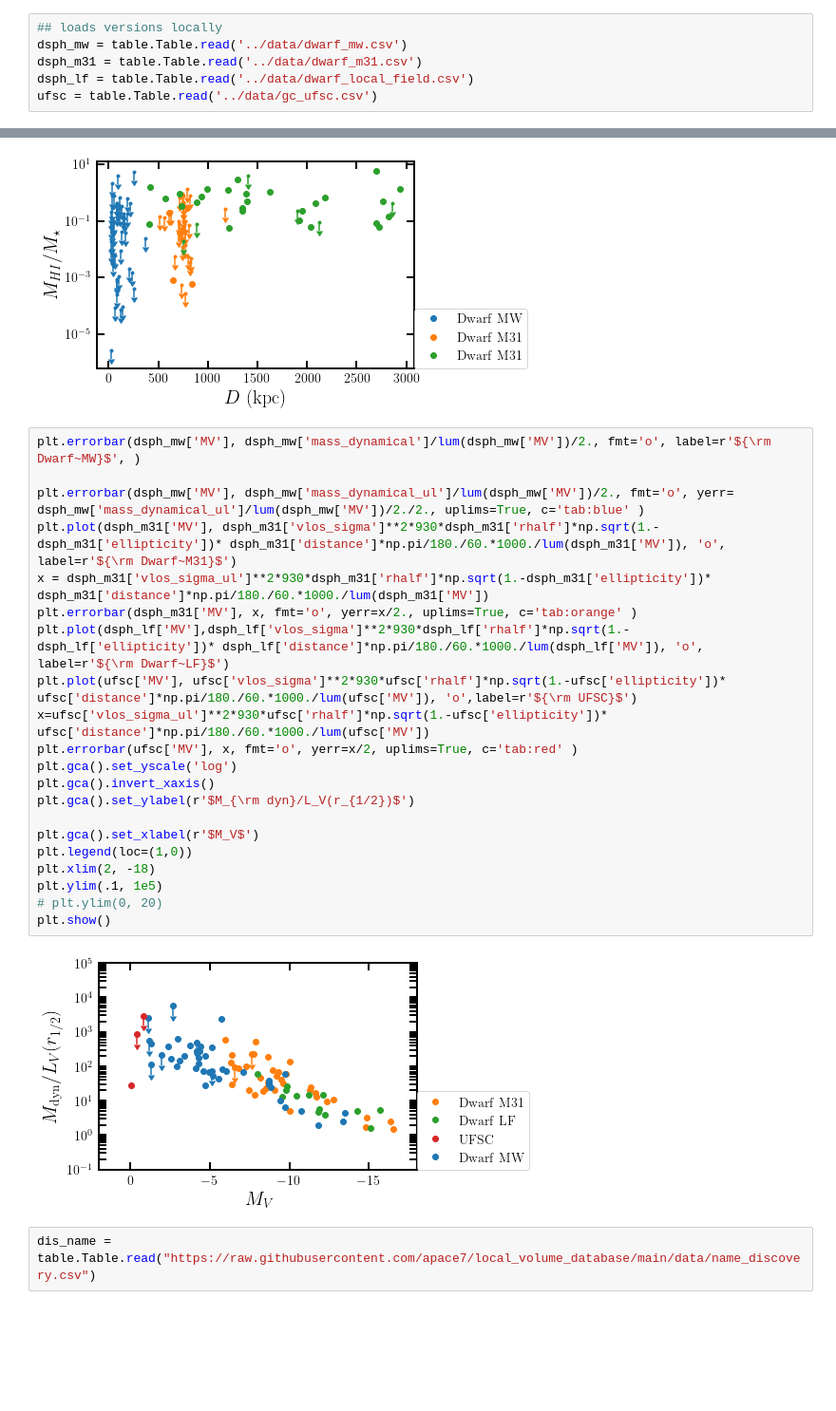
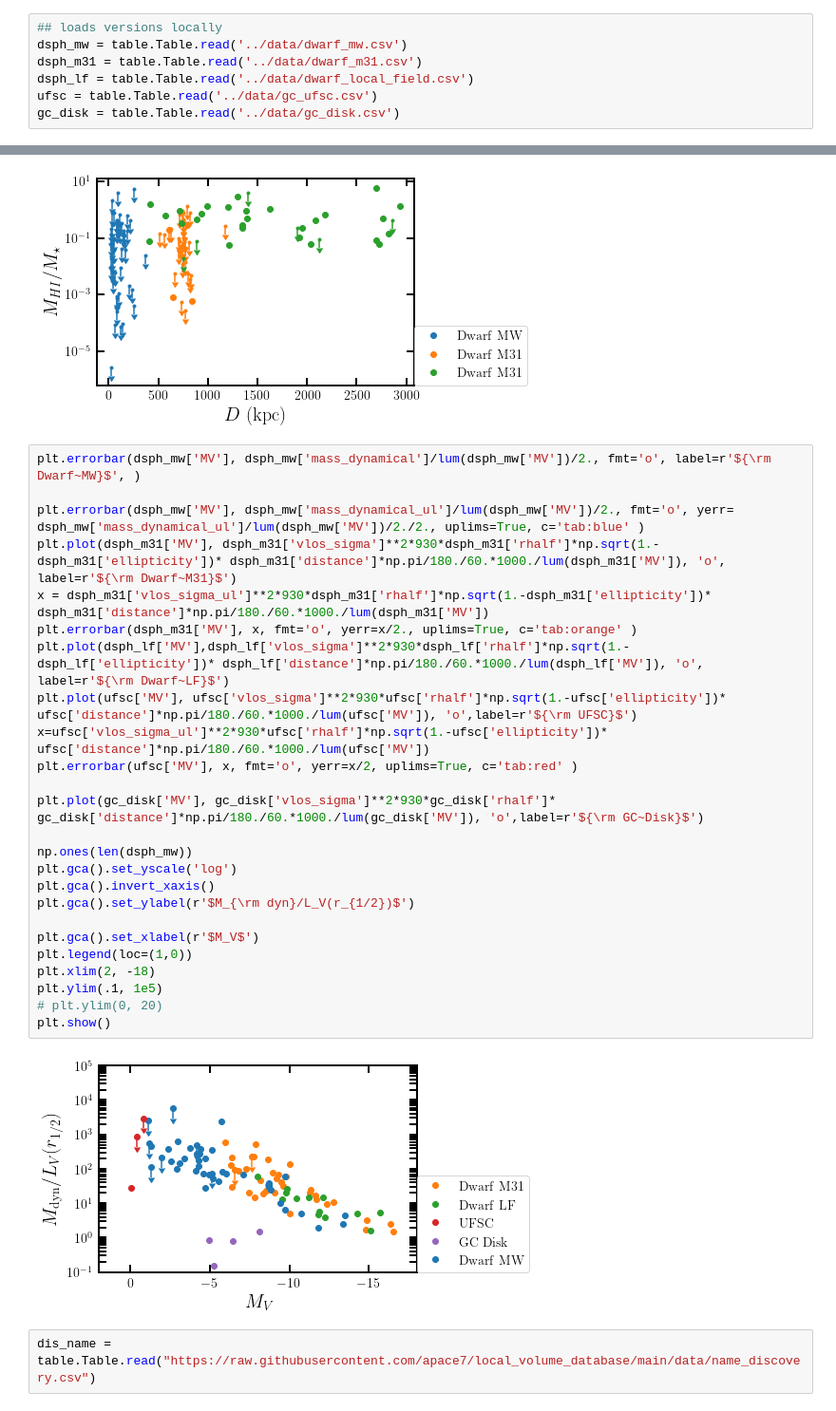
Before and after one commit to apace7/local_volume_database, a Jupyter notebook: example_notebooks/example_plots.ipynb, the cells around one changed output, grey strips where cells are left out. Shown at 95% size. Drawn from its saved outputs; the diff is of its cells as text; blank space fills up the shorter version.

```diff
--- a/example_notebooks/example_plots.ipynb
+++ b/example_notebooks/example_plots.ipynb
@@ -30,3 +31,4 @@ dsph_mw = table.Table.read('../data/dwarf_mw.csv')
 dsph_m31 = table.Table.read('../data/dwarf_m31.csv')
 dsph_lf = table.Table.read('../data/dwarf_local_field.csv')
 ufsc = table.Table.read('../data/gc_ufsc.csv')
+gc_disk = table.Table.read('../data/gc_disk.csv')
@@ -199,26 +214,30 @@ plt.show()
 # %%
 plt.errorbar(dsph_mw['MV'], dsph_mw['mass_dynamical']/lum(dsph_mw['MV'])/2., fmt='o', label=r'${\rm Dwarf~MW}$', )
 
 plt.errorbar(dsph_mw['MV'], dsph_mw['mass_dynamical_ul']/lum(dsph_mw['MV'])/2., fmt='o', yerr= dsph_mw['mass_dynamical_ul']/lum(dsph_mw['MV'])/2./2., uplims=True, c='tab:blue' )
 plt.plot(dsph_m31['MV'], dsph_m31['vlos_sigma']**2*930*dsph_m31['rhalf']*np.sqrt(1.-dsph_m31['ellipticity'])* dsph_m31['distance']*np.pi/180./60.*1000./lum(dsph_m31['MV']), 'o', label=r'${\rm Dwarf~M31}$')
 x = dsph_m31['vlos_sigma_ul']**2*930*dsph_m31['rhalf']*np.sqrt(1.-dsph_m31['ellipticity'])* dsph_m31['distance']*np.pi/180./60.*1000./lum(dsph_m31['MV'])
 plt.errorbar(dsph_m31['MV'], x, fmt='o', yerr=x/2., uplims=True, c='tab:orange' )
 plt.plot(dsph_lf['MV'],dsph_lf['vlos_sigma']**2*930*dsph_lf['rhalf']*np.sqrt(1.-dsph_lf['ellipticity'])* dsph_lf['distance']*np.pi/180./60.*1000./lum(dsph_lf['MV']), 'o', label=r'${\rm Dwarf~LF}$')
 plt.plot(ufsc['MV'], ufsc['vlos_sigma']**2*930*ufsc['rhalf']*np.sqrt(1.-ufsc['ellipticity'])* ufsc['distance']*np.pi/180./60.*1000./lum(ufsc['MV']), 'o',label=r'${\rm UFSC}$')
 x=ufsc['vlos_sigma_ul']**2*930*ufsc['rhalf']*np.sqrt(1.-ufsc['ellipticity'])* ufsc['distance']*np.pi/180./60.*1000./lum(ufsc['MV'])
 plt.errorbar(ufsc['MV'], x, fmt='o', yerr=x/2, uplims=True, c='tab:red' )
+
+plt.plot(gc_disk['MV'], gc_disk['vlos_sigma']**2*930*gc_disk['rhalf']* gc_disk['distance']*np.pi/180./60.*1000./lum(gc_disk['MV']), 'o',label=r'${\rm GC~Disk}$')
+
+np.ones(len(dsph_mw))
 plt.gca().set_yscale('log')
 plt.gca().invert_xaxis()
 plt.gca().set_ylabel(r'$M_{\rm dyn}/L_V(r_{1/2})$')
 
 plt.gca().set_xlabel(r'$M_V$')
 plt.legend(loc=(1,0))
 plt.xlim(2, -18)
 plt.ylim(.1, 1e5)
 # plt.ylim(0, 20)
 plt.show()
 # %% [output]
-[figure, old version]
+[figure, new version]
 # %%
 dis_name = table.Table.read("https://raw.githubusercontent.com/apace7/local_volume_database/main/data/name_discovery.csv")
 # %%
```
Also changed, not shown: parts of 14 cells of this notebook.
